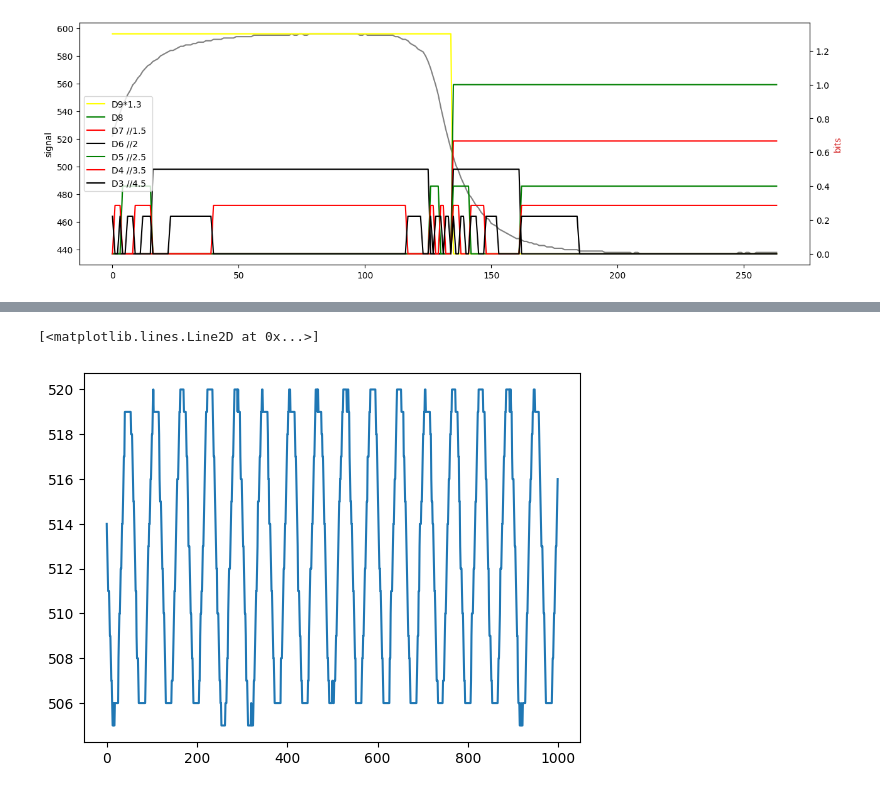
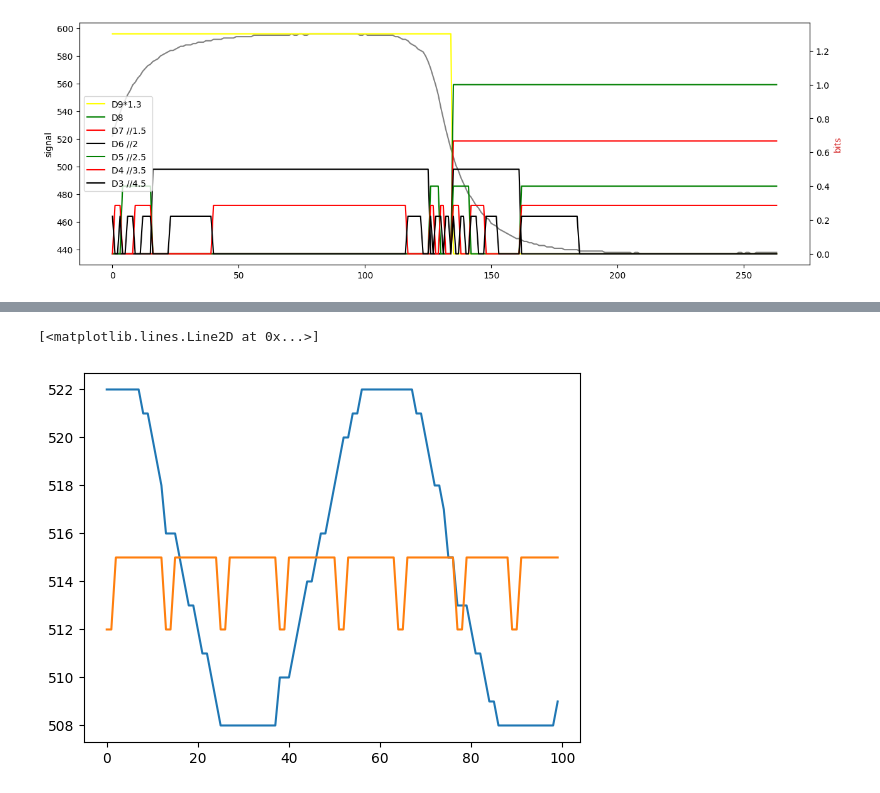
Before and after one commit to kelu124/PMOD-PulseEcho, a Jupyter notebook: software/pico/acq.ipynb, the cells around one changed output, grey strips where cells are left out. Cells and saved outputs as stored; diff of their text form; code cells hidden in the pictures.

```diff
--- a/software/pico/acq.ipynb
+++ b/software/pico/acq.ipynb
@@ -302,5 +320,8 @@ plt.plot([x & 0b11110000000000 for x in p][:50])
+# %%
+pp = [(int(x,base=16)& 0b11110000000000)/1024*3+512 for x in II.split(",") if len(x)]
 # %%
-plt.plot([x & 0b00001111111111 for x in p][:1000])
+plt.plot([x & 0b00001111111111 for x in p][:100])
+plt.plot(pp[:100])
 # %% [output]
 [<matplotlib.lines.Line2D at 0x...>]
-[figure, old version]
+[figure, new version]
```
Also changed, not shown: parts of 1 cell of this notebook, 2 other files.
